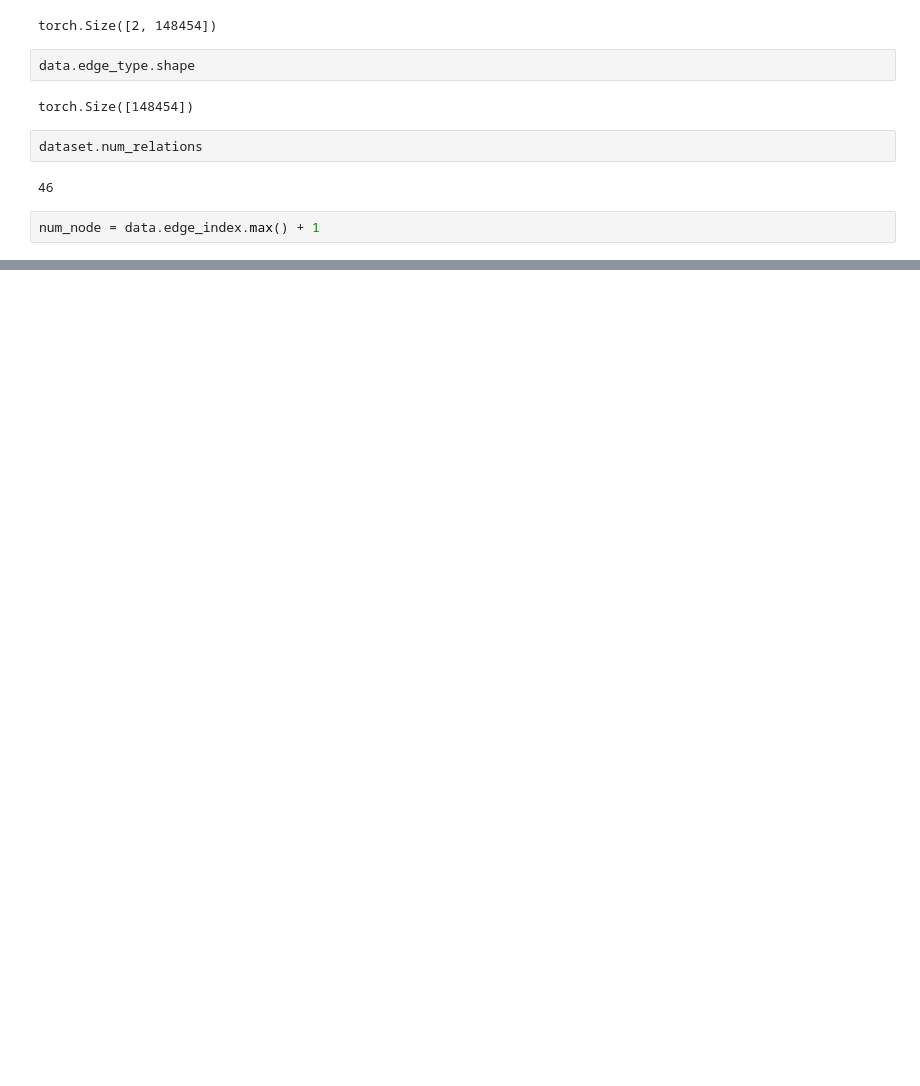
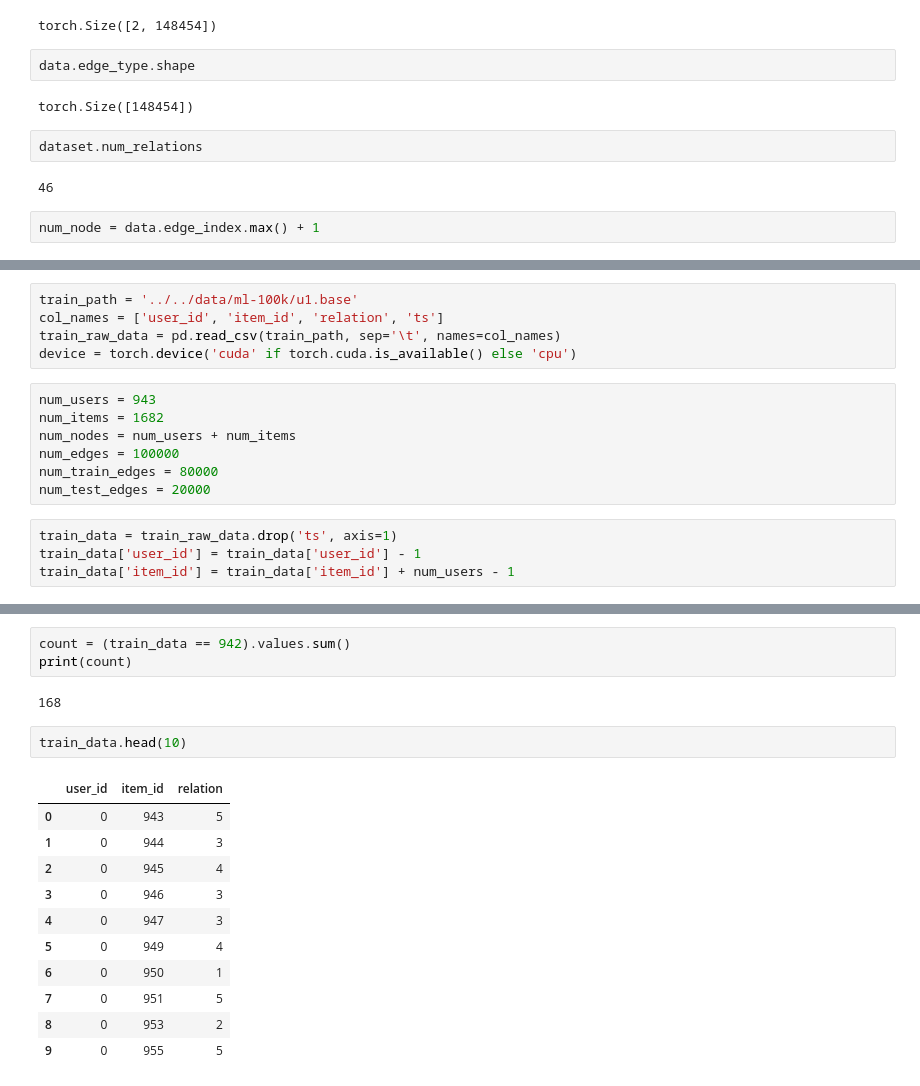
Before and after one commit to tanimutomo/gcmc, a Jupyter notebook: notebooks/torch_geo/rgcn.ipynb, the cells around one changed output, grey strips where cells are left out. Saved outputs shown, nothing was run; the diff lists cells and outputs as text; blank space fills up the shorter version.

```diff
--- a/notebooks/torch_geo/rgcn.ipynb
+++ b/notebooks/torch_geo/rgcn.ipynb
@@ -453,0 +519,16 @@ print(node_norm.mean())
+# %%
+train_path = '../../data/ml-100k/u1.base'
+col_names = ['user_id', 'item_id', 'relation', 'ts']
+train_raw_data = pd.read_csv(train_path, sep='\t', names=col_names)
+device = torch.device('cuda' if torch.cuda.is_available() else 'cpu')
+# %%
+num_users = 943
+num_items = 1682
+num_nodes = num_users + num_items
+num_edges = 100000
+num_train_edges = 80000
+num_test_edges = 20000
+# %%
+train_data = train_raw_data.drop('ts', axis=1)
+train_data['user_id'] = train_data['user_id'] - 1
+train_data['item_id'] = train_data['item_id'] + num_users - 1
@@ -453,0 +588,19 @@ print(node_norm.mean())
+# %%
+count = (train_data == 942).values.sum()
+print(count)
+# %% [output]
+168
+# %%
+train_data.head(10)
+# %% [output]
+|  | user_id | item_id | relation |
+| 0 | 0 | 943 | 5 |
+| 1 | 0 | 944 | 3 |
+| 2 | 0 | 945 | 4 |
+| 3 | 0 | 946 | 3 |
+| 4 | 0 | 947 | 3 |
+| 5 | 0 | 949 | 4 |
+| 6 | 0 | 950 | 1 |
+| 7 | 0 | 951 | 5 |
+| 8 | 0 | 953 | 2 |
+| 9 | 0 | 955 | 5 |
```
Also changed, not shown: parts of 17 cells of this notebook.
